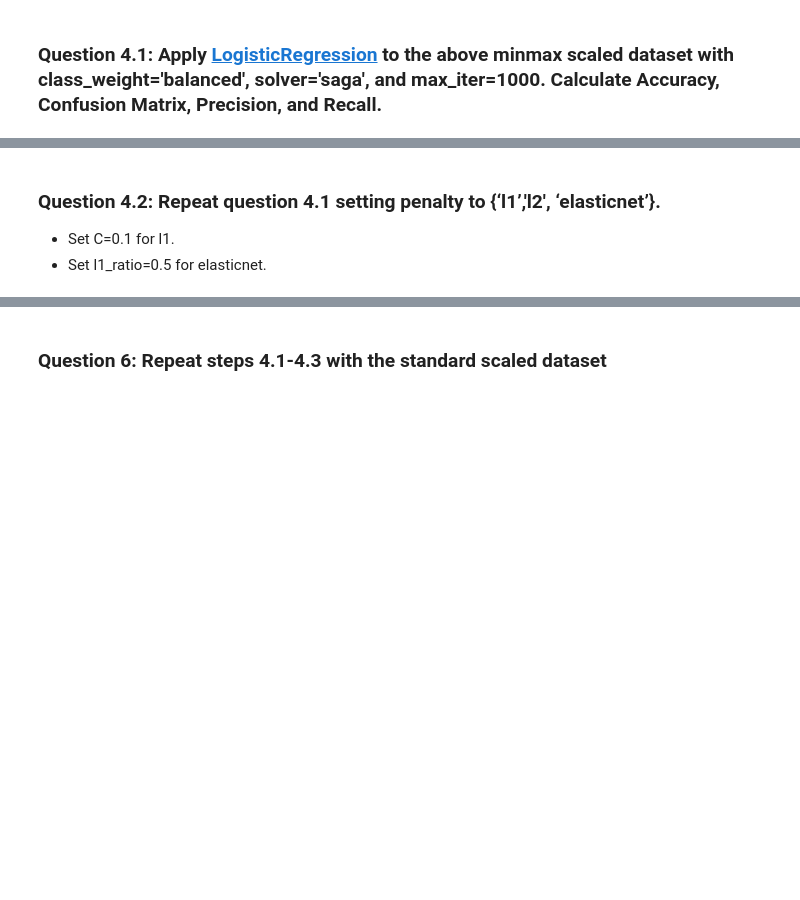
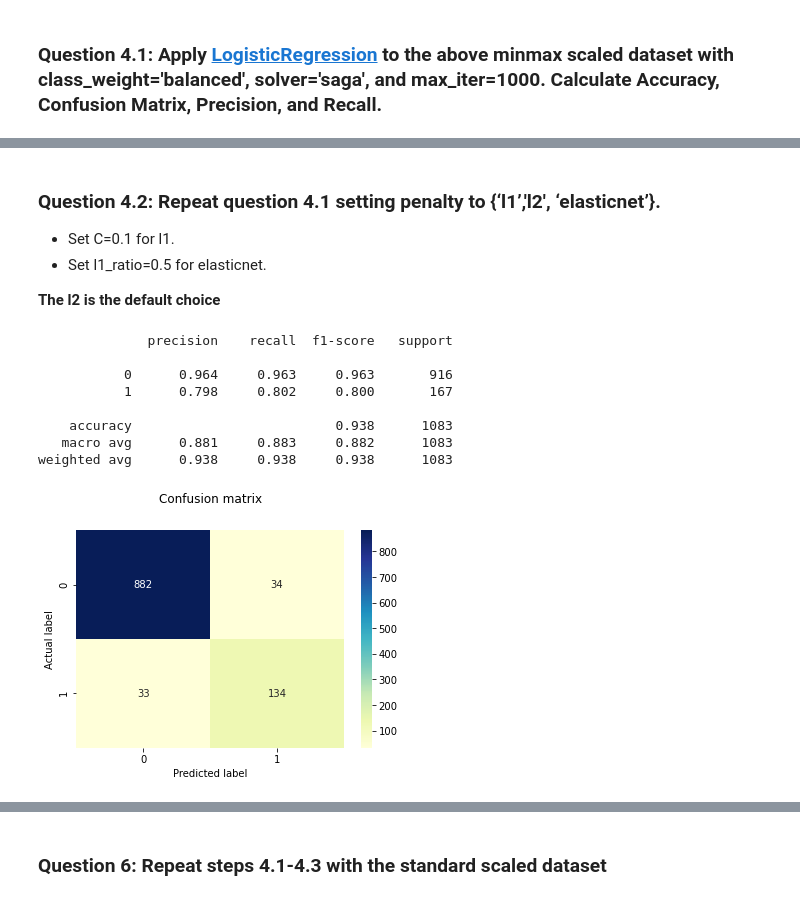
Before and after one commit to rodolfolermacontreras/ML_1_Assignment_4_Real, a Jupyter notebook: Mlearn510-Lesson04-Rodolfo_Lerma.ipynb, the cells around one changed output, grey strips where cells are left out. Drawn from its saved outputs; the diff is of its cells as text; code cells hidden in the pictures; blank space fills up the shorter version.

```diff
--- a/Mlearn510-Lesson04-Rodolfo_Lerma.ipynb
+++ b/Mlearn510-Lesson04-Rodolfo_Lerma.ipynb
@@ -285,3 +317,5 @@ from sklearn.metrics import confusion_matrix
 ### Question 4.2: Repeat question 4.1 setting penalty to {‘l1’,'l2', ‘elasticnet’}.
 - Set C=0.1 for l1.
 - Set l1_ratio=0.5 for elasticnet.
+
+**The l2 is the default choice**
@@ -291,0 +322,27 @@ from sklearn.metrics import confusion_matrix
+# %%
+#penalty='l1'
+log_reg_sk_l1 = LogisticRegression(penalty = 'l1',
+                                C = 0.1,
+                                class_weight = 'balanced',
+                                solver = 'saga',
+                                max_iter = 1000)
+log_reg_sk_l1.fit(X_train_minmax_scaled, y_train)
+y_predicted_l1 = log_reg_sk_l1.predict(X_test_minmax_scaled)
+
+cm_l1 = confusion_matrix(y_test, y_predicted_l1)
+confusion_matrix_plot(cm_l1)
+
+print(classification_report(y_test, y_predicted_l1, digits=3))
+accuracy_l1 = accuracy_score(y_test, y_predicted_l1)
+recall_l1 = recall_score(y_test, y_predicted_l1)
+precision_l1 = precision_score(y_test, y_predicted_l1)
+# %% [output]
+              precision    recall  f1-score   support
+
+           0      0.964     0.963     0.963       916
+           1      0.798     0.802     0.800       167
+
+    accuracy                          0.938      1083
+   macro avg      0.881     0.883     0.882      1083
+weighted avg      0.938     0.938     0.938      1083
+[figure, added]
```
Also changed, not shown: parts of 16 cells of this notebook.
